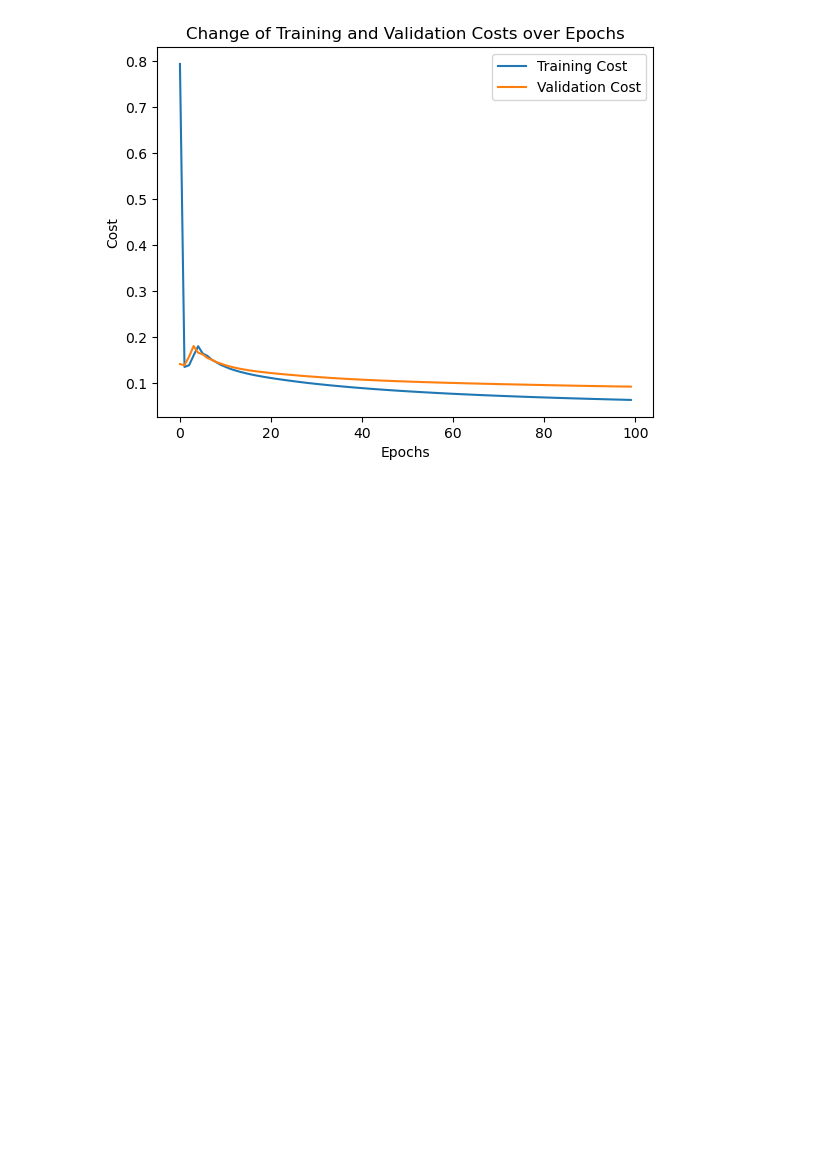
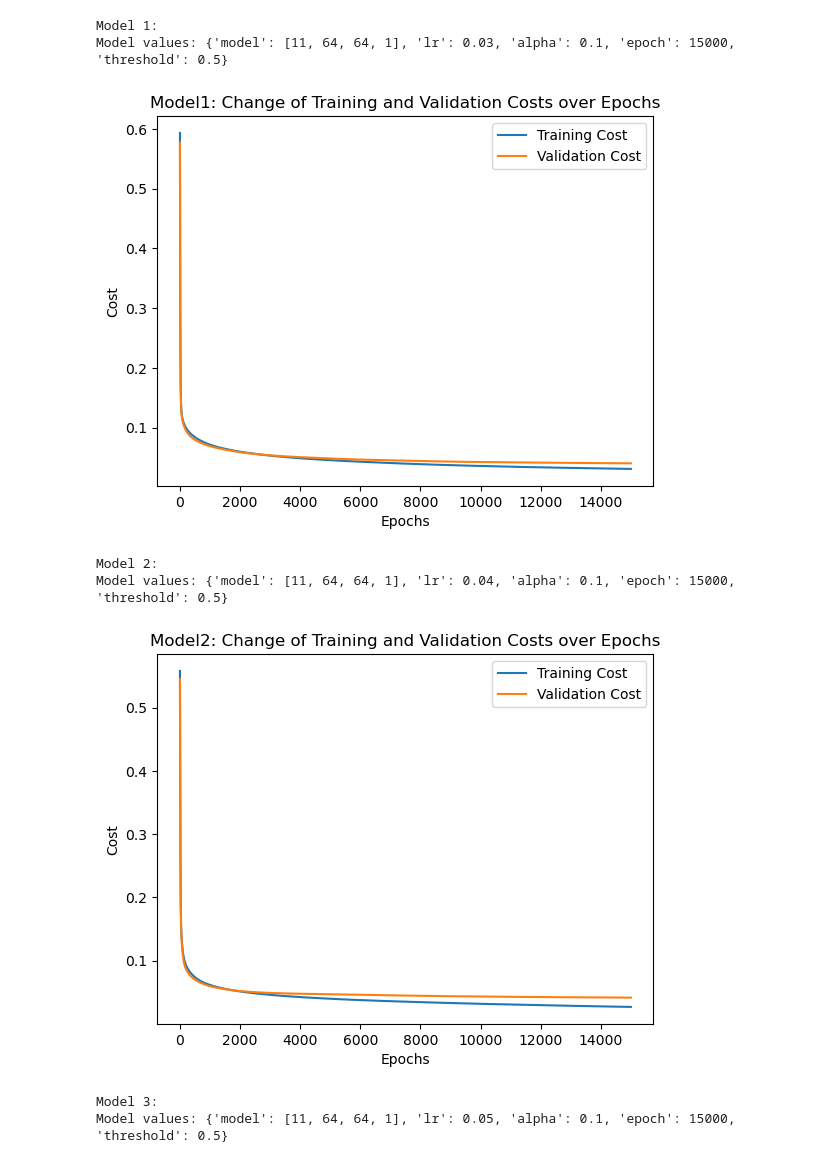
Before and after one commit to hung9988/customer_churn, a Jupyter notebook: neural_network.ipynb, the cells around one changed output. Drawn from its saved outputs; the diff is of its cells as text; code cells hidden in the pictures; blank space fills up the shorter version.

```diff
--- a/neural_network.ipynb
+++ b/neural_network.ipynb
@@ -374,0 +26,14 @@ Validation Loss: 0.078587
+# %%
+from ML_training import grid_search
+model_list=[[X_train.shape[1],64,64,1]]
+lr_list = [0.03,0.04,0.05]
+alpha_list = [0.1]
+threshold_list = [0.5]
+epoch_list= [15000]
+
+results=grid_search(X_train,y_train,X_val,y_val,model_list,lr_list,alpha_list,threshold_list,epoch_list)
+
+import pickle
+
+with open('results.pkl', 'wb') as f:
+    pickle.dump(results, f)
@@ -374,0 +58,5 @@ Validation Loss: 0.078587
+# %%
+import pickle
+
+with open('results.pkl', 'rb') as f:
+    results = pickle.load(f)
@@ -375,32 +117,42 @@ Validation Loss: 0.078587
 # %%
 import matplotlib.pyplot as plt
 import numpy as np
 
 # Define the lists of training and validation costs
-train_costs = layer_cost_train
-val_costs = layer_cost_valid
+for i in range(len(results['layer_cost_train'])):
+    print(f"Model {i+1}:")
+    print(f"Model values: {results['model_values'][i]}")
+    train_costs = results['layer_cost_train'][i]
+    val_costs = results['layer_cost_valid'][i]
 
-# Reshape the arrays to have the same first dimension
-train_costs = np.reshape(train_costs, (-1,))
-val_costs = np.reshape(val_costs, (-1,))
+    # Reshape the arrays to have the same first dimension
+    train_costs = np.reshape(train_costs, (-1,))
+    val_costs = np.reshape(val_costs, (-1,))
 
-# Create the x-axis values (epochs) in the interval of 5000
-epoch_range=100
-epochs = range(epoch_range)
+    # Create the x-axis values (epochs) in the interval of 5000
+    epoch_range=results['model_values'][i]['epoch']
+    epochs = range(epoch_range)
 
-# Plot the training and validation costs
-plt.plot(epochs, train_costs[:epoch_range], label='Training Cost')
-plt.plot(epochs, val_costs[:epoch_range], label='Validation Cost')
+    # Plot the training and validation costs
+    plt.plot(epochs, train_costs[:epoch_range], label='Training Cost')
+    plt.plot(epochs, val_costs[:epoch_range], label='Validation Cost')
 
-# Add labels and title to the plot
-plt.xlabel('Epochs')
-plt.ylabel('Cost')
-plt.title('Change of Training and Validation Costs over Epochs')
+    # Add labels and title to the plot
+    plt.xlabel('Epochs')
+    plt.ylabel('Cost')
+    plt.title(f'Model{i+1}: Change of Training and Validation Costs over Epochs')
 
-# Add legend
-plt.legend()
+    # Add legend
+    plt.legend()
 
-# Show the plot
-plt.show()
+    # Show the plot
+    plt.show()
 # %% [output]
+Model 1:
+Model values: {'model': [11, 64, 64, 1], 'lr': 0.03, 'alpha': 0.1, 'epoch': 15000, 'threshold': 0.5}
-[figure, old version]
+[figure, new version]
+Model 2:
+Model values: {'model': [11, 64, 64, 1], 'lr': 0.04, 'alpha': 0.1, 'epoch': 15000, 'threshold': 0.5}
+[figure, added]
+Model 3:
+Model values: {'model': [11, 64, 64, 1], 'lr': 0.05, 'alpha': 0.1, 'epoch': 15000, 'threshold': 0.5}
```
Also changed, not shown: parts of 13 cells of this notebook, 6 other files.
